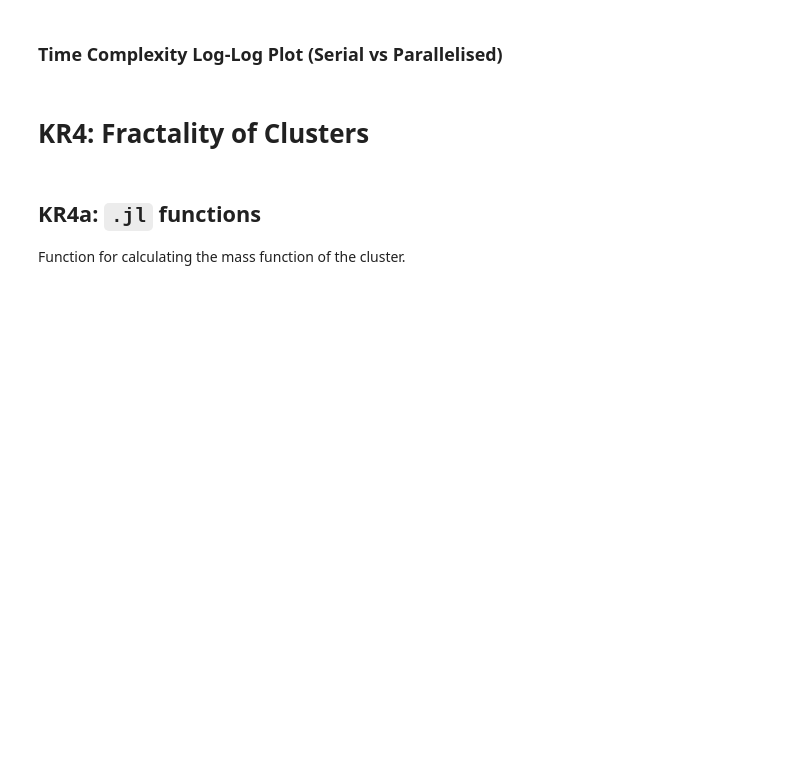
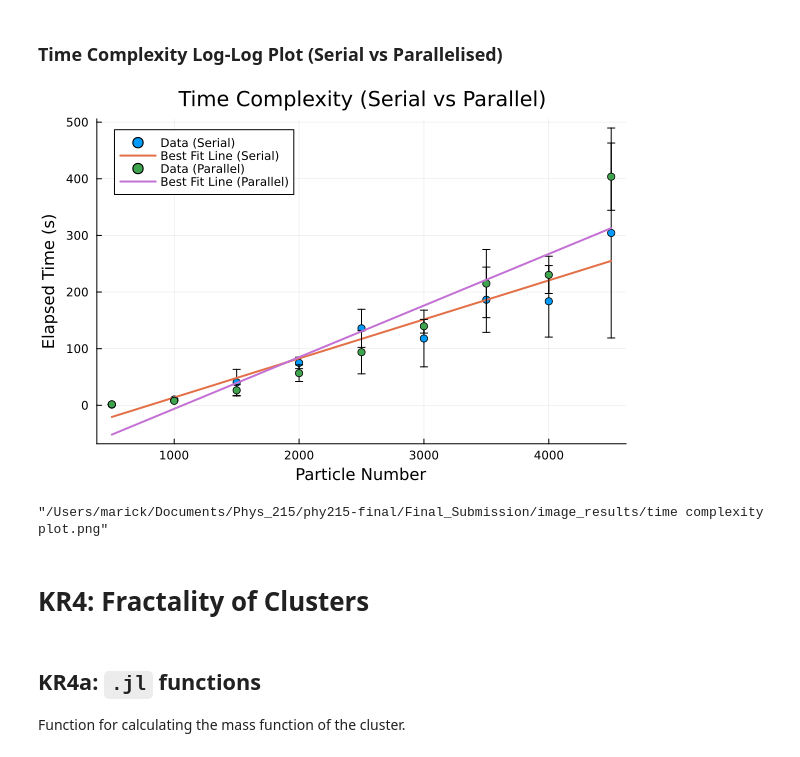
Before and after one commit to Treucyan/phy215-final, a Jupyter notebook: Final_Submission/215_Final_Project_Guinto_Jara_Macatangay_Oidem.ipynb, the cells around one changed output. Drawn from its saved outputs; the diff is of its cells as text; code cells hidden in the pictures; blank space fills up the shorter version.

```diff
--- a/Final_Submission/215_Final_Project_Guinto_Jara_Macatangay_Oidem.ipynb
+++ b/Final_Submission/215_Final_Project_Guinto_Jara_Macatangay_Oidem.ipynb
@@ -228,5 +417,21 @@ plot!(x_stats, y_best, label = "Best Fit Line", lw = 2)
 # %% [markdown]
 ### Time Complexity Log-Log Plot (Serial vs Parallelised)
+# %%
+scatter(x_stats_serial, y_stats_serial, yerror=se_serial,
+    label = "Data (Serial)",
+    xlabel = "Particle Number", ylabel = "Elapsed Time (s)",
+    title = "Time Complexity (Serial vs Parallel)")
+plot!(x_stats_serial, y_best_serial, label = "Best Fit Line (Serial)", lw = 2)
+scatter!(x_stats_parallel, y_stats_parallel, yerror=se_parallel,
+    label = "Data (Parallel)",
+    xlabel = "Particle Number", ylabel = "Elapsed Time (s)")
+plot!(x_stats_parallel, y_best_parallel, label = "Best Fit Line (Parallel)", lw = 2)
+# %% [output]
+[figure, added]
+# %%
+savefig("image_results/time complexity plot.png")
+# %% [output]
+"/Users/marick/Documents/Phys_215/phy215-final/Final_Submission/image_results/time complexity plot.png"
 # %% [markdown]
 # KR4: Fractality of Clusters
 # %% [markdown]
```
Also changed, not shown: parts of 27 cells of this notebook, 6 other files.
